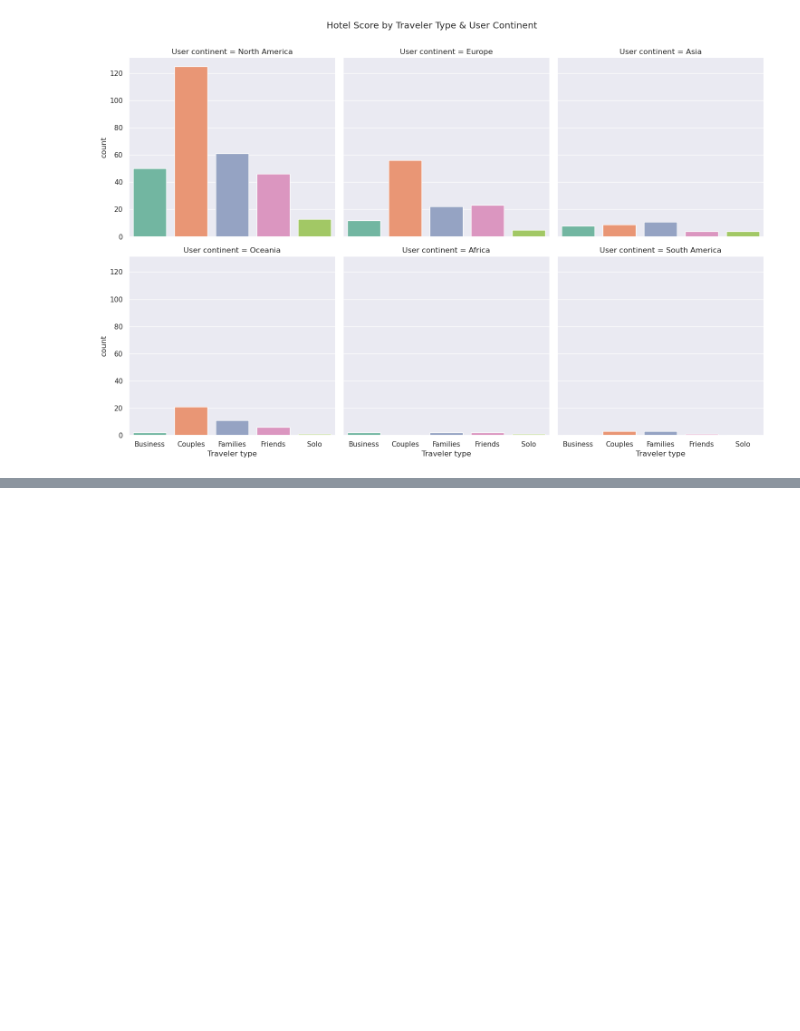
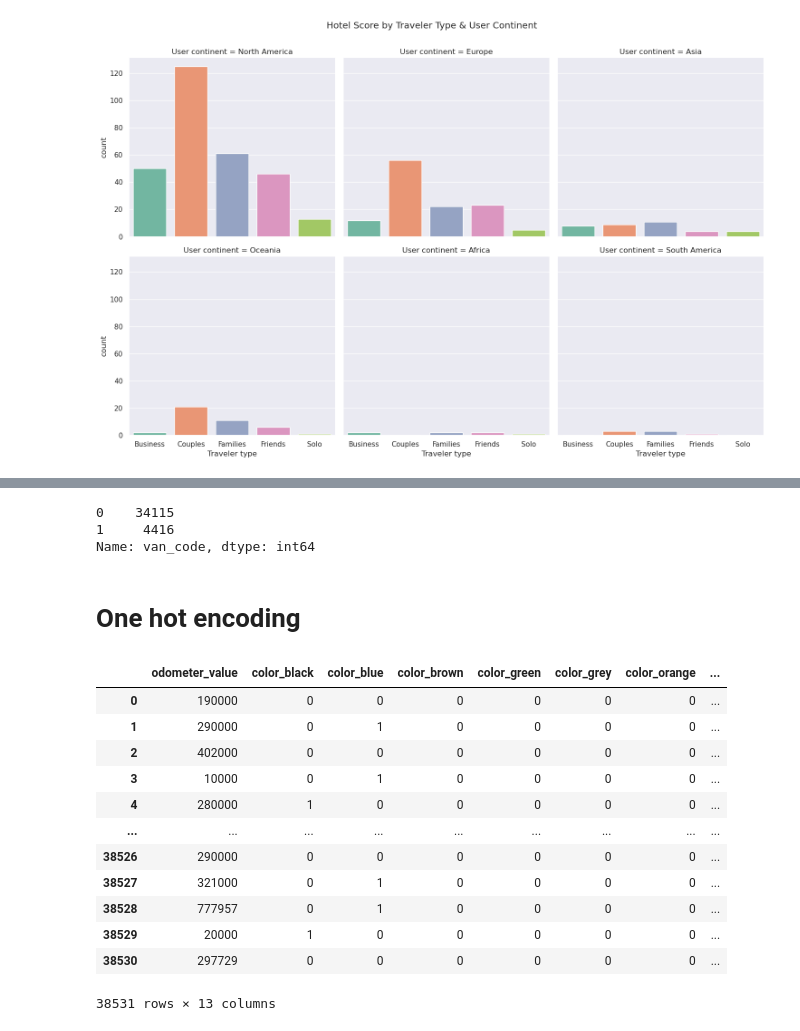
Before and after one commit to umutky/datascience_repo, a Jupyter notebook: categoricaldata.ipynb, the cells around one changed output, grey strips where cells are left out. Cells and saved outputs as stored; diff of their text form; code cells hidden in the pictures; blank space fills up the shorter version.

Commit message:
png yüklendi, categoricaldata.ipynb calisma yapildi, fonksiyonlar calisma yapıldı

```diff
--- a/categoricaldata.ipynb
+++ b/categoricaldata.ipynb
@@ -377,0 +383,3 @@ plt.show()
+# %%
+used_cars = pd.read_csv("/home/umut/python_calismalar/cars.csv")
+used_cars.info()
@@ -377,0 +404,6 @@ plt.show()
+# %%
+used_cars["manufacturer_name"] = used_cars["manufacturer_name"].astype("category")
+
+used_cars["manufacturer_code"] = used_cars["manufacturer_name"].cat.codes
+
+print(used_cars[["manufacturer_name", "manufacturer_code"]])
@@ -377,0 +449,29 @@ plt.show()
+# %%
+# boolean coding
+used_cars["van_code"] = np.where(
+    used_cars["body_type"].str.contains("van", regex=False),1,0)
+
+used_cars["van_code"].value_counts()
+# %% [output]
+0    34115
+1     4416
+Name: van_code, dtype: int64
+# %% [markdown]
+# One hot encoding
+# %%
+used_cars_onehot = pd.get_dummies(used_cars[["odometer_value","color"]])
+used_cars_onehot
+# %% [output]
+|  | odometer_value | color_black | color_blue | color_brown | color_green | color_grey | color_orange | ... |
+| 0 | 190000 | 0 | 0 | 0 | 0 | 0 | 0 | ... |
+| 1 | 290000 | 0 | 1 | 0 | 0 | 0 | 0 | ... |
+| 2 | 402000 | 0 | 0 | 0 | 0 | 0 | 0 | ... |
+| 3 | 10000 | 0 | 1 | 0 | 0 | 0 | 0 | ... |
+| 4 | 280000 | 1 | 0 | 0 | 0 | 0 | 0 | ... |
+| ... | ... | ... | ... | ... | ... | ... | ... | ... |
+| 38526 | 290000 | 0 | 0 | 0 | 0 | 0 | 0 | ... |
+| 38527 | 321000 | 0 | 1 | 0 | 0 | 0 | 0 | ... |
+| 38528 | 777957 | 0 | 1 | 0 | 0 | 0 | 0 | ... |
+| 38529 | 20000 | 1 | 0 | 0 | 0 | 0 | 0 | ... |
+| 38530 | 297729 | 0 | 0 | 0 | 0 | 0 | 0 | ... |
+38531 rows × 13 columns
```
Also changed, not shown: parts of 6 cells of this notebook, 2 other files.
